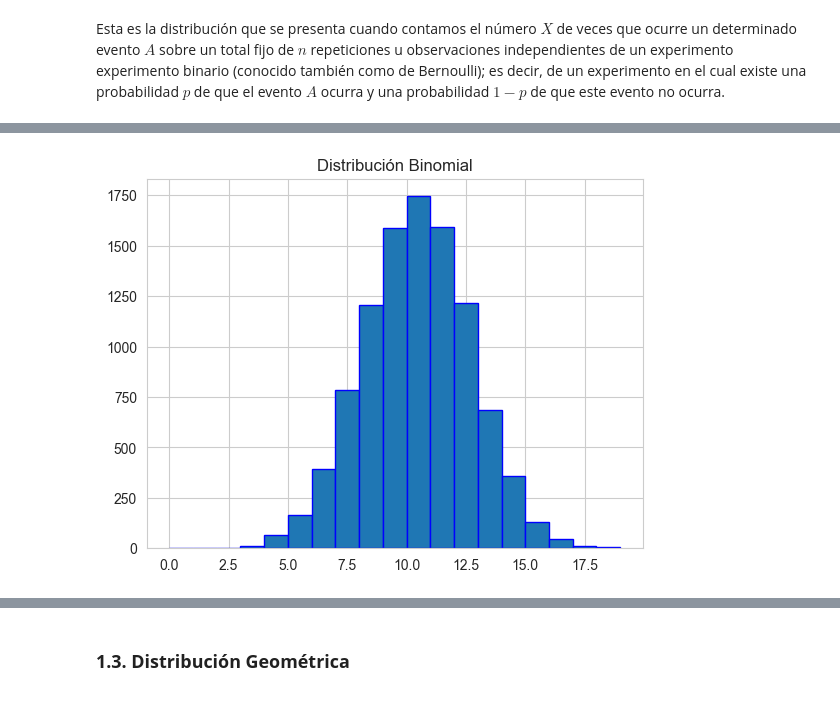
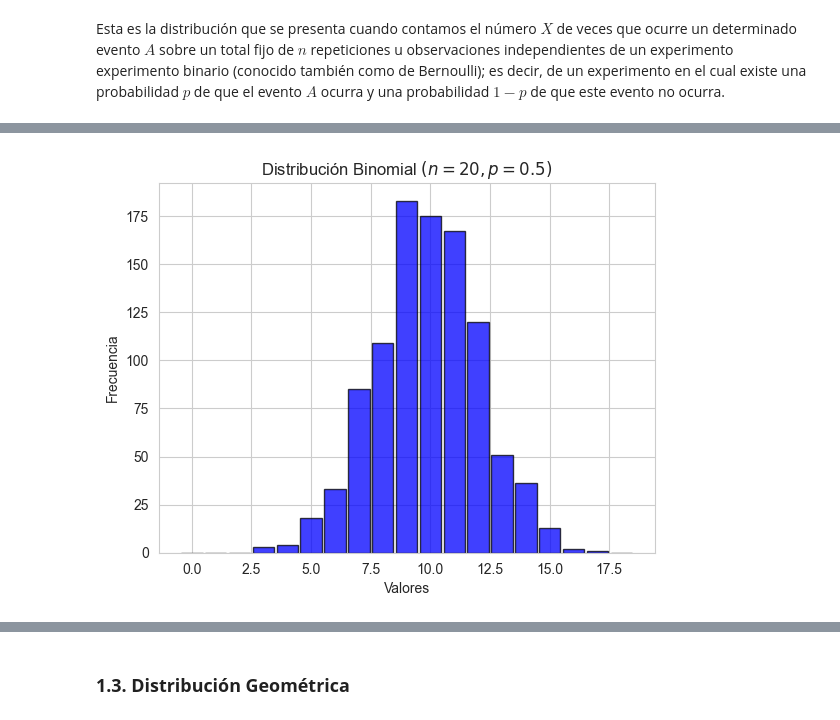
Before and after one commit to mauricioalvaradoo/econometrics, a Jupyter notebook: inferential-statistics/2 distributions.ipynb, the cells around one changed output, grey strips where cells are left out. Drawn from its saved outputs; the diff is of its cells as text; code cells hidden in the pictures.

```diff
--- a/inferential-statistics/2 distributions.ipynb
+++ b/inferential-statistics/2 distributions.ipynb
@@ -32,13 +54,14 @@ Esta es la distribución que se presenta cuando contamos el número $X$ de veces
 # %%
-np.random.seed(10)
-
-size = 10000
-
+size = 1000
 sample = np.random.binomial(20, 0.5, size)
 bin = np.arange(0,20,1)
 
-plt.hist(sample, bins=bin, edgecolor='blue')
-plt.title("Distribución Binomial")
+plt.hist(sample, bins=bin, alpha=0.75, align='left', edgecolor='black', color='blue', rwidth=0.9)
+
+plt.xlabel('Valores')
+plt.ylabel('Frecuencia')
+plt.title('Distribución Binomial $(n=20, p=0.5)$')
+
 plt.show()
 # %% [output]
-[figure, old version]
+[figure, new version]
```
Also changed, not shown: parts of 51 cells of this notebook.
